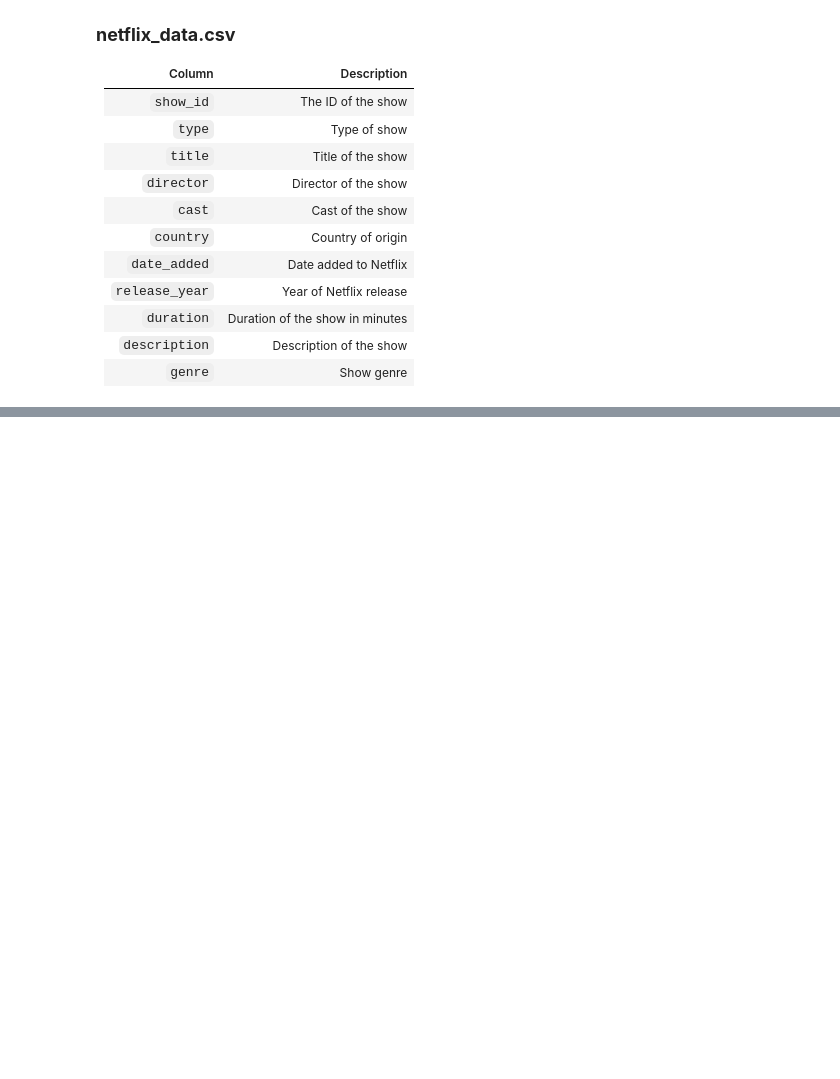
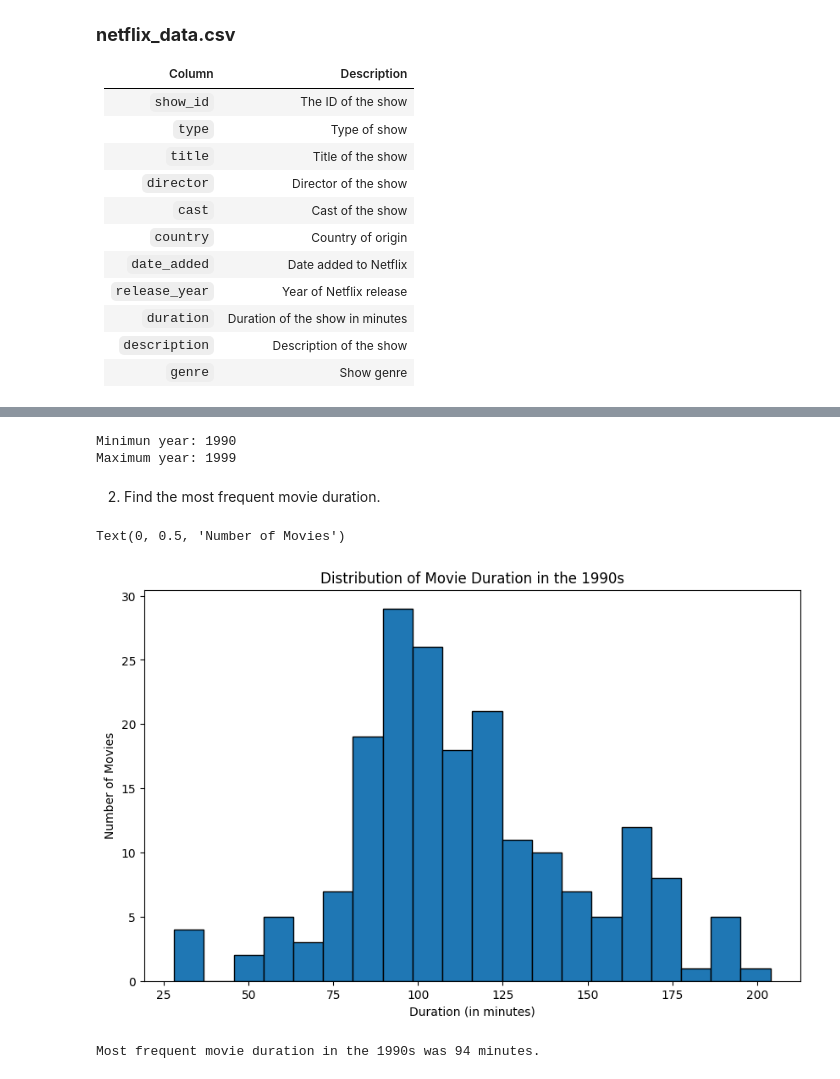
Before and after one commit to tony-nyagah/data-monday, a Jupyter notebook: netflix-data-analysis/analysis.ipynb, the cells around one changed output, grey strips where cells are left out. Cells and saved outputs as stored; diff of their text form; code cells hidden in the pictures; blank space fills up the shorter version.

Commit message:
Netflix data analysis done

```diff
--- a/netflix-data-analysis/analysis.ipynb
+++ b/netflix-data-analysis/analysis.ipynb
@@ -35,0 +36,6 @@ netflix_df = pd.read_csv("netflix_data.csv")
+# %%
+before_2000 = netflix_df["release_year"] < 2000
+after_1990 = netflix_df["release_year"] >= 1990
+movie_type = netflix_df["type"] == "Movie"
+netflix_1990s = netflix_df[after_1990 & before_2000 & movie_type]
+netflix_1990s.head()
@@ -35,0 +49,22 @@ netflix_df = pd.read_csv("netflix_data.csv")
+# %%
+print(f"Minimun year: {netflix_1990s.release_year.min()}")
+print(f"Maximum year: {netflix_1990s.release_year.max()}")
+# %% [output]
+Minimun year: 1990
+Maximum year: 1999
+# %% [markdown]
+2. Find the most frequent movie duration.
+# %%
+plt.figure(figsize=(10,6))
+plt.hist(netflix_1990s["duration"], bins=20, edgecolor="black")
+plt.title("Distribution of Movie Duration in the 1990s")
+plt.xlabel("Duration (in minutes)")
+plt.ylabel("Number of Movies")
+# %% [output]
+Text(0, 0.5, 'Number of Movies')
+[figure, added]
+# %%
+most_frequent_duration = netflix_1990s.duration.mode()[0]
+print(f"Most frequent movie duration in the 1990s was {most_frequent_duration} minutes.")
+# %% [output]
+Most frequent movie duration in the 1990s was 94 minutes.
```
Also changed, not shown: parts of 6 cells of this notebook, 1 other file.
